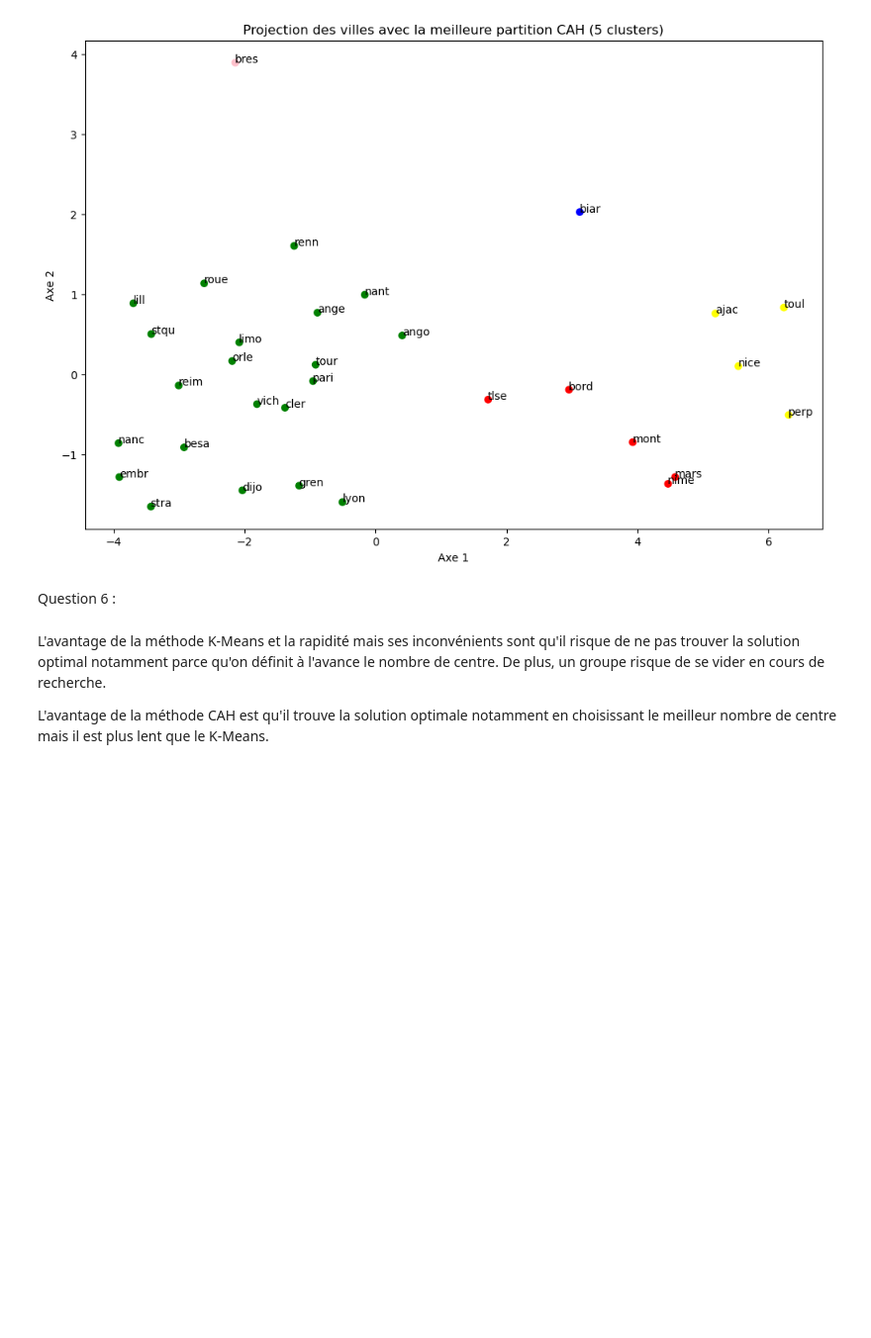
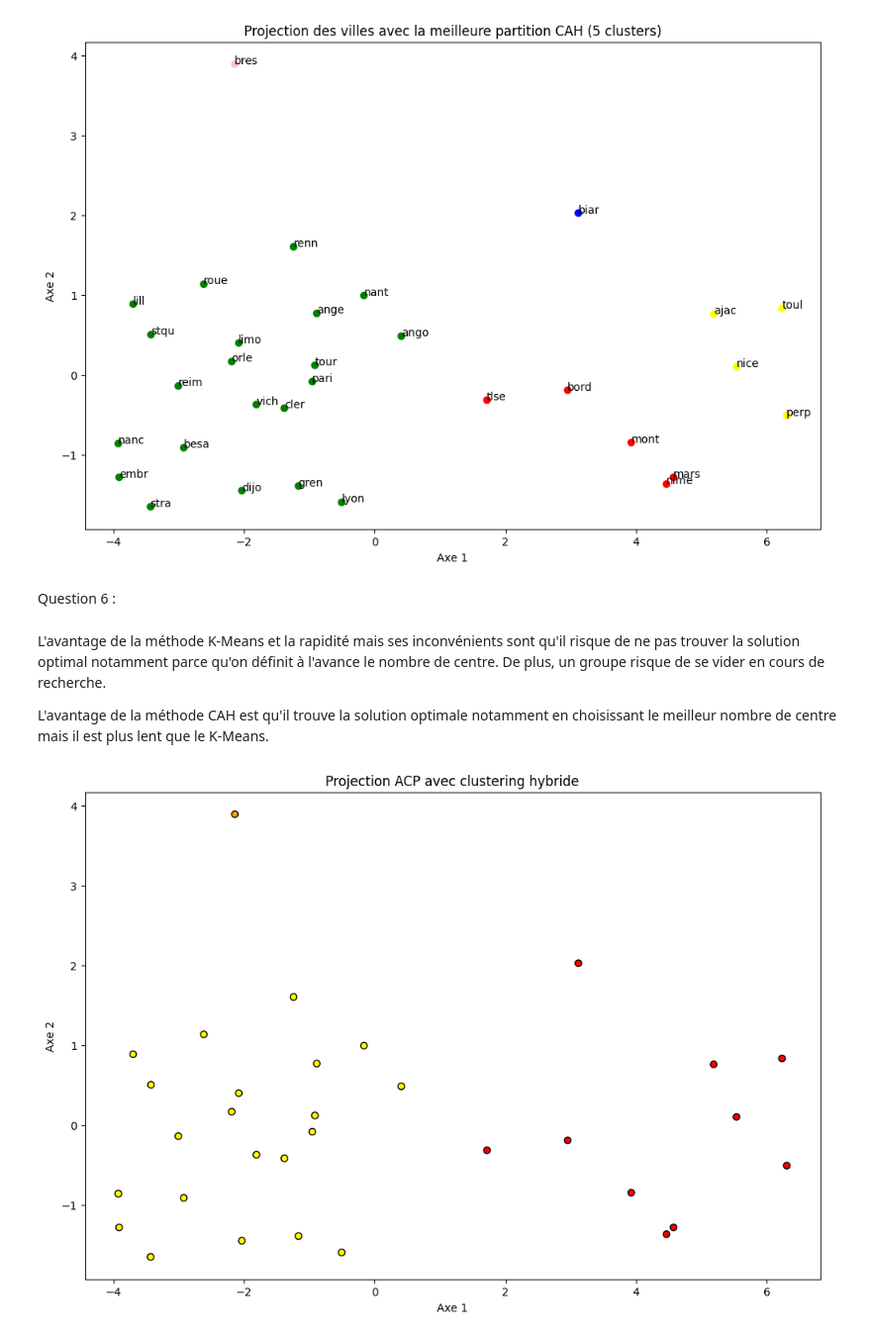
Before and after one commit to ImValll/tp2ADM, a Jupyter notebook: TP_Clust_A_rendre_HENRY_Valentin_BARBATO_Clement.ipynb, the cells around one changed output. Shown: that part at 99% size. Drawn from its saved outputs; the diff is of its cells as text; code cells hidden in the pictures; blank space fills up the shorter version.

```diff
--- a/TP_Clust_A_rendre_HENRY_Valentin_BARBATO_Clement.ipynb
+++ b/TP_Clust_A_rendre_HENRY_Valentin_BARBATO_Clement.ipynb
@@ -181,3 +181,38 @@ Question 6 :
 L'avantage de la méthode K-Means et la rapidité mais ses inconvénients sont qu'il risque de ne pas trouver la solution optimal notamment parce qu'on définit à l'avance le nombre de centre. De plus, un groupe risque de se vider en cours de recherche.
 
 L'avantage de la méthode CAH est qu'il trouve la solution optimale notamment en choisissant le meilleur nombre de centre mais il est plus lent que le K-Means.
+# %%
+def analyse_composante_principale_hybride(path_file: str, start_column_data: int, end_column_data: int, n_clusters_kmeans: int = 10, n_clusters_cah: int = 3):
+    data = pd.read_csv(path_file, sep=';')
+    X = data.iloc[:, start_column_data:end_column_data].values
+
+    scaler = StandardScaler()
+    X_scaled = scaler.fit_transform(X)
+
+    pca = PCA()
+    X_pca = pca.fit_transform(X_scaled)
+
+    kmeans_10 = KMeans(n_clusters=n_clusters_kmeans, random_state=42)
+    kmeans_10.fit_predict(X_pca[:, :2])
+    centroids_10 = kmeans_10.cluster_centers_
+
+    cah = AgglomerativeClustering(n_clusters=n_clusters_cah, linkage='ward')
+    cah_clusters = cah.fit_predict(centroids_10)
+
+    final_centroids = np.array([centroids_10[cah_clusters == i].mean(axis=0) for i in range(n_clusters_cah)])
+
+    kmeans_final = KMeans(n_clusters=n_clusters_cah, init=final_centroids, n_init=1, random_state=42)
+    clustering_final = kmeans_final.fit_predict(X_pca[:, :2])
+
+    colors = ['red', 'yellow', 'orange']
+    plt.figure(figsize=(12, 8))
+    plt.scatter(X_pca[:, 0], X_pca[:, 1], c=clustering_final, cmap=matplotlib.colors.ListedColormap(colors), edgecolors='k')
+
+    plt.xlabel("Axe 1")
+    plt.ylabel("Axe 2")
+    plt.title("Projection ACP avec clustering hybride")
+    plt.show()
+# %%
+analyse_composante_principale_hybride('data/villes.csv', 1, 13)
+# %% [output]
+[figure, added]
```
Also changed, not shown: parts of 5 cells of this notebook.
